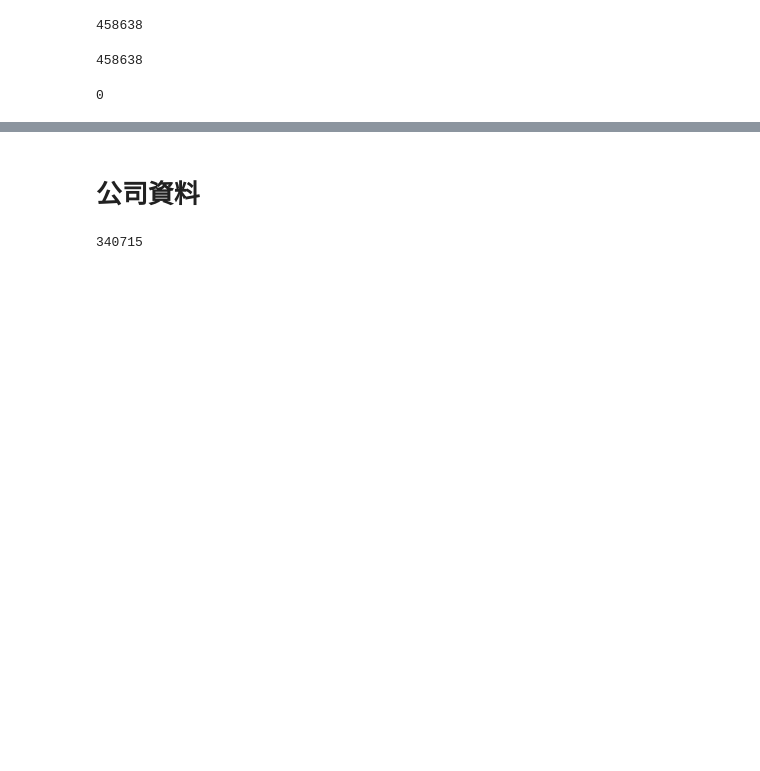
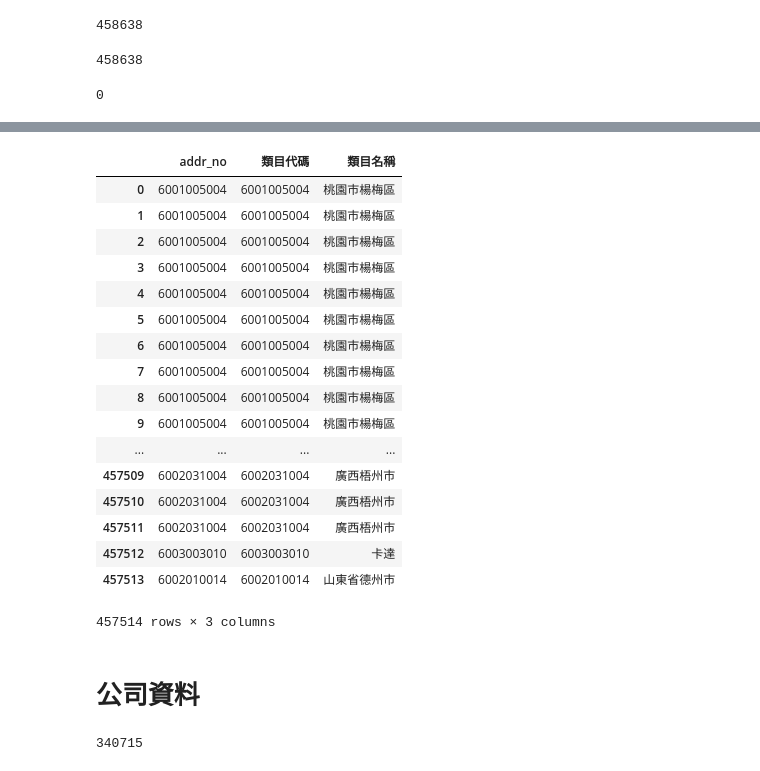
Before and after one commit to kuonumber/201807_104_hr_bank, a Jupyter notebook: 20180710_104_資料清理.ipynb, the cells around one changed output, grey strips where cells are left out. Cells and saved outputs as stored; diff of their text form; code cells hidden in the pictures; blank space fills up the shorter version.

```diff
--- a/20180710_104_資料清理.ipynb
+++ b/20180710_104_資料清理.ipynb
@@ -8,5 +8,5 @@ import zipfile,io
 # %% [markdown]
 # 工作描述清理
 # %%
-job_desc = ! cat job.json | sed "s/$(echo -ne $'\u2028')//g"
+job_desc = ! cat ./job.json | sed "s/$(echo -ne $'\u2028')//g"
 # %%
@@ -48,0 +67,26 @@ df_correct_lines[0:5]
+# %%
+df_district = pd.read_csv('./category/district.csv',error_bad_lines=False,usecols=['類目代碼','類目名稱'])
+# %%
+df_job_distric = df_correct_lines[['addr_no']]
+# %%
+df_job_distric.merge(df_district,right_on='類目代碼',
+                                     left_on = 'addr_no')
+# %% [output]
+|  | addr_no | 類目代碼 | 類目名稱 |
+| 0 | 6001005004 | 6001005004 | 桃園市楊梅區 |
+| 1 | 6001005004 | 6001005004 | 桃園市楊梅區 |
+| 2 | 6001005004 | 6001005004 | 桃園市楊梅區 |
+| 3 | 6001005004 | 6001005004 | 桃園市楊梅區 |
+| 4 | 6001005004 | 6001005004 | 桃園市楊梅區 |
+| 5 | 6001005004 | 6001005004 | 桃園市楊梅區 |
+| 6 | 6001005004 | 6001005004 | 桃園市楊梅區 |
+| 7 | 6001005004 | 6001005004 | 桃園市楊梅區 |
+| 8 | 6001005004 | 6001005004 | 桃園市楊梅區 |
+| 9 | 6001005004 | 6001005004 | 桃園市楊梅區 |
+| ... | ... | ... | ... |
+| 457509 | 6002031004 | 6002031004 | 廣西梧州市 |
+| 457510 | 6002031004 | 6002031004 | 廣西梧州市 |
+| 457511 | 6002031004 | 6002031004 | 廣西梧州市 |
+| 457512 | 6003003010 | 6003003010 | 卡達 |
+| 457513 | 6002010014 | 6002010014 | 山東省德州市 |
+457514 rows × 3 columns
```
Also changed, not shown: parts of 10 cells of this notebook, 2 other files.
